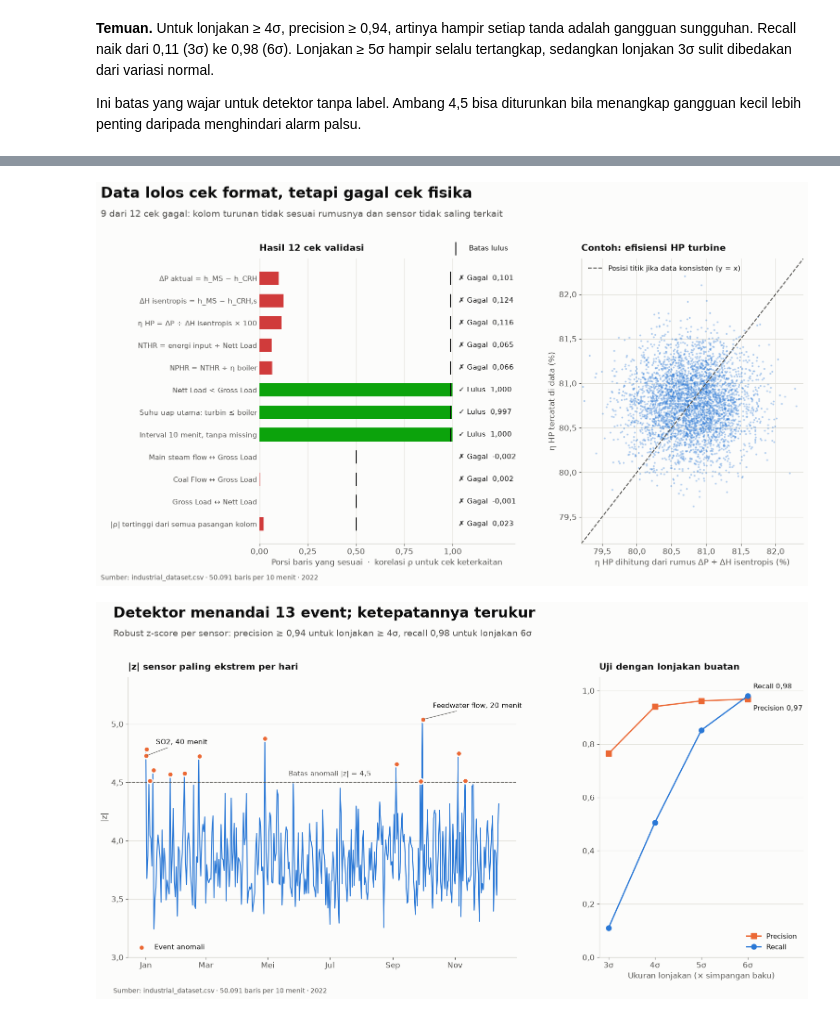
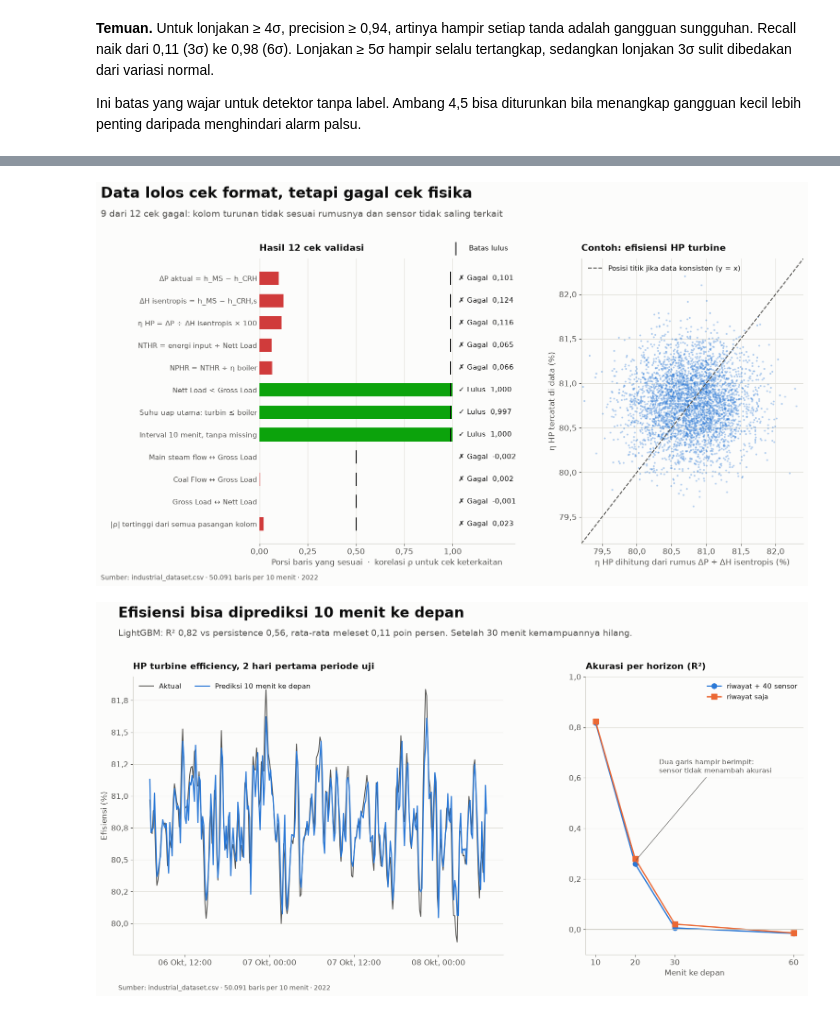
Before and after one commit to aldo02032004/power-plant-anomaly, a Jupyter notebook: power_plant_anomaly.ipynb, the cells around one changed output, grey strips where cells are left out. Saved outputs shown, nothing was run; the diff lists cells and outputs as text; code cells hidden in the pictures.

Commit message:
Add LightGBM efficiency forecast and sensor impact analysis

```diff
--- a/power_plant_anomaly.ipynb
+++ b/power_plant_anomaly.ipynb
@@ -121,0 +181,19 @@ sinyal.style.format(lambda v: fmt(v, 3))
+# %%
+from sklearn.inspection import permutation_importance
+
+def r2_acak(m, Xte, yte, kolom):  # R² setelah sekelompok kolom diacak bersama
+    Xa = Xte.copy()
+    Xa[kolom] = Xa[kolom].sample(frac=1, random_state=0).to_numpy()
+    return r2_score(yte, m.predict(Xa))
+
+pengaruh, ringkas = {}, {}
+for y, (m, Xte, yte, pred) in model.items():
+    pi = permutation_importance(m, Xte, yte, scoring='r2', n_repeats=5, random_state=0)
+    p = pengaruh[y] = pd.DataFrame({'ΔR²': pi.importances_mean, 'std': pi.importances_std}, index=Xte.columns).loc[SENSOR]
+    top, bawah = p['ΔR²'].idxmax(), p['ΔR²'].idxmin()
+    ringkas[y] = {'R² model (riwayat + sensor)': fmt(r2_score(yte, pred), 3),
+                  'R² jika riwayat efisiensi diacak': fmt(r2_acak(m, Xte, yte, [c for c in Xte if c not in SENSOR]), 3),
+                  'R² jika 40 sensor diacak': fmt(r2_acak(m, Xte, yte, SENSOR), 3),
+                  'Sensor paling membantu (ΔR² × 10⁻⁴)': f"{top}: {fmt(p.loc[top, 'ΔR²'] * 1e4, 1)} ± {fmt(p.loc[top, 'std'] * 1e4, 1)}",
+                  'Sensor paling merugikan (ΔR² × 10⁻⁴)': f"{bawah}: {fmt(p.loc[bawah, 'ΔR²'] * 1e4, 1)} ± {fmt(p.loc[bawah, 'std'] * 1e4, 1)}"}
+pd.DataFrame(ringkas)
@@ -210,7 +301,8 @@ plt.rcParams.update({'figure.facecolor': SURF, 'axes.facecolor': SURF, 'font.siz
                      'axes.spines.top': False, 'axes.spines.right': False, 'axes.titlesize': 14,
                      'axes.titleweight': 'bold', 'axes.titlelocation': 'left', 'axes.titlepad': 12})
 angka = lambda d: FuncFormatter(lambda v, _: fmt(v, d))
-BULAN = FuncFormatter(lambda v, _: 'Jan Feb Mar Apr Mei Jun Jul Agu Sep Okt Nov Des'.split()[mdates.num2date(v).month - 1])
+BLN = 'Jan Feb Mar Apr Mei Jun Jul Agu Sep Okt Nov Des'.split()
+BULAN = FuncFormatter(lambda v, _: BLN[mdates.num2date(v).month - 1])
 
 def slide(judul, sub, left=.06, **kw):
     fig, axes = plt.subplots(1, 2, figsize=(16, 9), **kw)
@@ -250,34 +342,84 @@ ax2.xaxis.set_major_formatter(angka(1)); ax2.yaxis.set_major_formatter(angka(1))
 ax2.grid(color=GRID, lw=.8); ax2.set_axisbelow(True)
 fig.savefig('images/01_validasi.png', dpi=150); plt.show()
 
-# Slide 2: skor anomali harian + kalibrasi
+# Slide 2: prediksi efisiensi
+HP = 'HP Turbine eff (%)'
+r = hasil[(hasil['Target'] == HP) & (hasil['Menit ke depan'] == 10)].set_index('Model')
+m, Xte, yte, pred = model[HP]
+fig, (ax1, ax2) = slide('Efisiensi bisa diprediksi 10 menit ke depan',
+    f"LightGBM: R² {fmt(r.loc['LightGBM: riwayat + 40 sensor', 'R²'], 2)} vs persistence {fmt(r.loc['Persistence (nilai terakhir)', 'R²'], 2)}, "
+    f"rata-rata meleset {fmt(r.loc['LightGBM: riwayat + 40 sensor', 'MAE'], 2)} poin persen. Setelah 30 menit kemampuannya hilang.",
+    gridspec_kw={'width_ratios': [1.7, 1]})
+w = slice(0, 288)  # 2 hari pertama periode uji
+tgl = df['Timestamp'][yte.index[w]]
+ax1.plot(tgl, yte.iloc[w], color=INK2, lw=1.4, label='Aktual')
+ax1.plot(tgl, pred[w], color=BIRU, lw=1.8, label='Prediksi 10 menit ke depan')
+ax1.set(title='HP turbine efficiency, 2 hari pertama periode uji', ylabel='Efisiensi (%)')
+ax1.xaxis.set_major_locator(mdates.HourLocator(byhour=[0, 12]))
+ax1.xaxis.set_major_formatter(FuncFormatter(lambda v, _: (d := mdates.num2date(v)).strftime('%d ') + BLN[d.month - 1] + d.strftime(', %H:%M')))
+ax1.yaxis.set_major_formatter(angka(1)); ax1.grid(axis='y', color=GRID, lw=.8); ax1.set_axisbelow(True)
+ax1.legend(loc='upper left', frameon=False, fontsize=11, ncol=2)
+
+for nama, warna_garis, mk in [('LightGBM: riwayat + 40 sensor', BIRU, 'o'), ('LightGBM: riwayat saja', ORANYE, 's')]:
+    t = hasil[(hasil['Target'] == HP) & (hasil['Model'] == nama)]
+    ax2.plot(t['Menit ke depan'], t['R²'], color=warna_garis, lw=2, marker=mk, ms=8, label=nama.replace('LightGBM: ', ''))
+ax2.axhline(0, color=AXIS, lw=1)
+ax2.annotate('Dua garis hampir berimpit:\nsensor tidak menambah akurasi', xy=(20, .27), xytext=(26, .62), fontsize=11, color=INK2,
+             arrowprops=dict(arrowstyle='-', color=INK2, lw=.8))
+ax2.set(ylim=(-.1, 1), xticks=[10, 20, 30, 60], title='Akurasi per horizon (R²)', xlabel='Menit ke depan')
+ax2.yaxis.set_major_formatter(angka(1)); ax2.grid(axis='y', color=GRID, lw=.8); ax2.set_axisbelow(True)
+ax2.legend(loc='upper right', frameon=False, fontsize=11)
+fig.savefig('images/02_prediksi.png', dpi=150); plt.show()
+
+# Slide 3: pengaruh sensor
+g = ringkas[HP]
+fig, axes = slide('Prediksi ditentukan oleh riwayat efisiensi, bukan sensor',
+    f"HP turbine: R² {g['R² model (riwayat + sensor)']} → {g['R² jika riwayat efisiensi diacak']} bila riwayat diacak, "
+    f"tetapi {g['R² jika 40 sensor diacak']} bila 40 sensor diacak. Pengaruh tiap sensor setara noise.",
+    left=.2, gridspec_kw={'wspace': .85})
+for ax, (y, p) in zip(axes, pengaruh.items()):
+    s = p.sort_values('ΔR²')
+    s = pd.concat([s.head(6), s.tail(6)])
+    ax.barh(range(12), s['ΔR²'] * 1e4, xerr=s['std'] * 1e4, height=.6, color=np.where(s['ΔR²'] > 0, BIRU, ORANYE),
+            error_kw=dict(ecolor=INK2, lw=1, capsize=3))
+    ax.axvline(0, color=INK2, lw=1)
+    ax.set_yticks(range(12), [c.split(' (')[0] for c in s.index], fontsize=11)
+    ax.tick_params(axis='y', length=0); ax.spines['left'].set_visible(False)
+    ax.set(title=y.replace(' (%)', ''), xlabel='ΔR² saat sensor diacak (× 10⁻⁴)')
+    ax.xaxis.set_major_formatter(angka(1)); ax.grid(axis='x', color=GRID, lw=.8); ax.set_axisbelow(True)
+fig.legend(handles=[plt.Rectangle((0, 0), 1, 1, color=BIRU), plt.Rectangle((0, 0), 1, 1, color=ORANYE)],
+           labels=['6 sensor paling membantu prediksi', '6 sensor paling merugikan prediksi'],
+           loc='lower right', bbox_to_anchor=(.97, .005), ncol=2, frameon=False, fontsize=11)
+fig.savefig('images/03_pengaruh_sensor.png', dpi=150); plt.show()
+
+# Slide 4: skor anomali harian + kalibrasi
 fig, (ax1, ax2) = slide('Detektor menandai 13 event; ketepatannya terukur',
     f'Robust z-score per sensor: precision ≥ {fmt(kalibrasi.loc[4:, "Precision"].min(), 2)} untuk lonjakan ≥ 4σ, '
     f'recall {fmt(kalibrasi.loc[6, "Recall"], 2)} untuk lonjakan 6σ',
     gridspec_kw={'width_ratios': [1.9, 1]})
 harian = pd.Series(np.abs(z_maks), index=df['Timestamp']).resample('D').max()
 ax1.plot(harian.index, harian, color=BIRU, lw=1.5)
 ax1.axhline(BATAS_Z, color=INK2, ls='--', lw=1.2)
 ax1.text(pd.Timestamp('2022-07-01'), BATAS_Z + .04, f'Batas anomali |z| = {fmt(BATAS_Z, 1)}', ha='center', va='bottom', fontsize=11, color=INK2)
 ax1.scatter(event.Mulai, event.z_ekstrem.abs(), s=70, color=ORANYE, edgecolor=SURF, linewidth=2, zorder=3, label='Event anomali')
 for _, e in event.nlargest(2, 'Durasi_menit').iterrows():
     ax1.annotate(f"{e.Sensor.split(' (')[0]}, {e.Durasi_menit} menit", xy=(e.Mulai, abs(e.z_ekstrem)),
                  xytext=(15, 18), textcoords='offset points', fontsize=11, color=INK,
                  arrowprops=dict(arrowstyle='-', color=INK2, lw=.8))
 ax1.set(ylim=(3, 5.4), title='|z| sensor paling ekstrem per hari', ylabel='|z|')
 ax1.xaxis.set_major_formatter(BULAN); ax1.yaxis.set_major_formatter(angka(1))
 ax1.grid(axis='y', color=GRID, lw=.8); ax1.set_axisbelow(True)
 ax1.legend(loc='lower left', frameon=False, fontsize=11)
 
 for kol, warna_garis, mk, dy in [('Precision', ORANYE, 's', -.035), ('Recall', BIRU, 'o', .035)]:
     ax2.plot(K, kalibrasi[kol], color=warna_garis, lw=2, marker=mk, ms=8, label=kol)
     ax2.text(K[-1] + .12, kalibrasi[kol].iloc[-1] + dy, f'{kol} {fmt(kalibrasi[kol].iloc[-1], 2)}', va='center', fontsize=11)
 ax2.set(xlim=(2.8, 7.2), ylim=(0, 1.05), xticks=K, title='Uji dengan lonjakan buatan',
         xlabel='Ukuran lonjakan (× simpangan baku)')
 ax2.xaxis.set_major_formatter(FuncFormatter(lambda v, _: f'{v:.0f}σ'))
 ax2.yaxis.set_major_formatter(angka(1)); ax2.grid(axis='y', color=GRID, lw=.8); ax2.set_axisbelow(True)
 ax2.legend(loc='lower right', frameon=False, fontsize=11)
-fig.savefig('images/02_anomali.png', dpi=150); plt.show()
+fig.savefig('images/04_anomali.png', dpi=150); plt.show()
 # %% [output]
 [figure]
-[figure, old version]
+[figure, new version]
```
Also changed, not shown: parts of 13 cells of this notebook, 5 other files.
